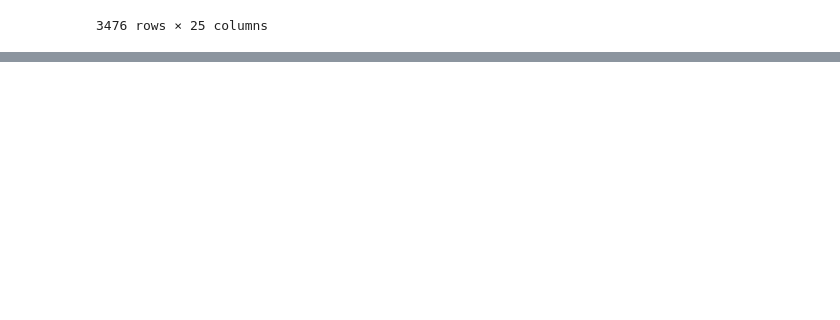
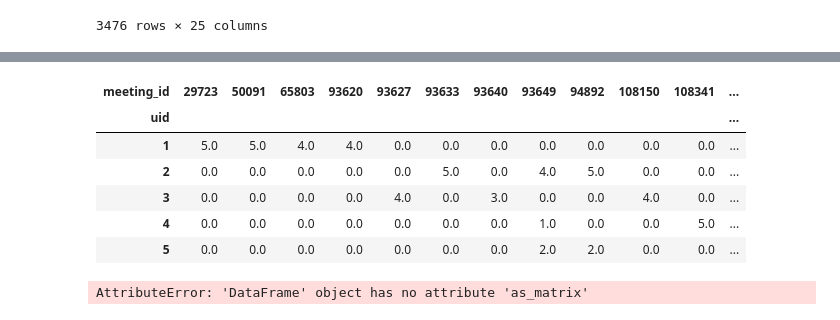
Before and after one commit to sht3898/wiselife, a Jupyter notebook: Data/recommend.ipynb, the cells around one changed output, grey strips where cells are left out. Saved outputs shown, nothing was run; the diff lists cells and outputs as text; code cells hidden in the pictures; blank space fills up the shorter version.

```diff
--- a/Data/recommend.ipynb
+++ b/Data/recommend.ipynb
@@ -133,0 +323,3 @@ dtype: object
+# %%
+ratings = pd.merge(meetings, reviews, on='meeting_id')
+ratings
@@ -133,0 +344,19 @@ dtype: object
+# %%
+df_user_meeting_ratings = ratings.pivot_table(
+    'score',
+    index = 'uid',
+    columns = 'meeting_id'
+).fillna(0)
+df_user_meeting_ratings
+# %% [output]
+| meeting_id | 29723 | 50091 | 65803 | 93620 | 93627 | 93633 | 93640 | 93649 | 94892 | 108150 | 108341 | ... |
+| uid |  |  |  |  |  |  |  |  |  |  |  | ... |
+| 1 | 5.0 | 5.0 | 4.0 | 4.0 | 0.0 | 0.0 | 0.0 | 0.0 | 0.0 | 0.0 | 0.0 | ... |
+| 2 | 0.0 | 0.0 | 0.0 | 0.0 | 0.0 | 5.0 | 0.0 | 4.0 | 5.0 | 0.0 | 0.0 | ... |
+| 3 | 0.0 | 0.0 | 0.0 | 0.0 | 4.0 | 0.0 | 3.0 | 0.0 | 0.0 | 4.0 | 0.0 | ... |
+| 4 | 0.0 | 0.0 | 0.0 | 0.0 | 0.0 | 0.0 | 0.0 | 1.0 | 0.0 | 0.0 | 5.0 | ... |
+| 5 | 0.0 | 0.0 | 0.0 | 0.0 | 0.0 | 0.0 | 0.0 | 2.0 | 2.0 | 0.0 | 0.0 | ... |
+# %%
+matrix = df_user_meeting_ratings.as_matrix()
+# %% [output]
+AttributeError: 'DataFrame' object has no attribute 'as_matrix'
```
Also changed, not shown: parts of 28 cells of this notebook, 10 other files.
